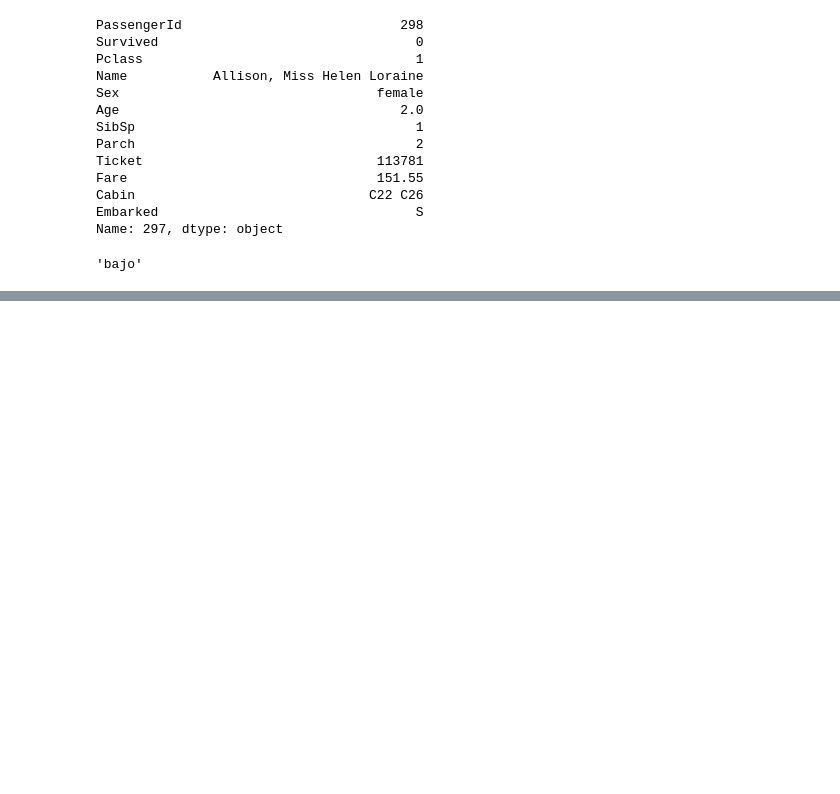
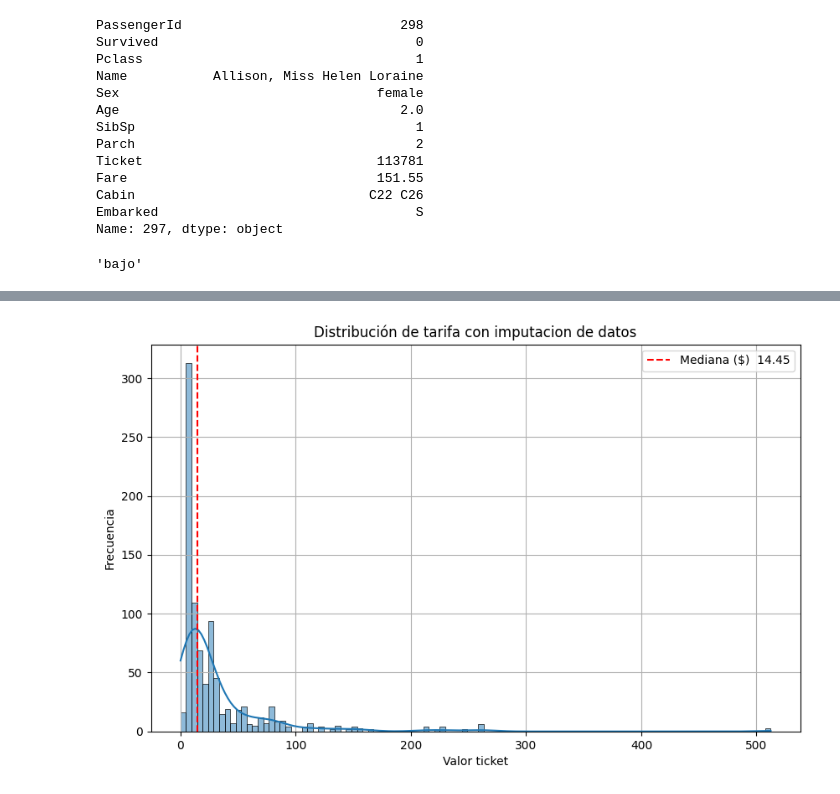
Before and after one commit to dileofrancoj/ws-python, a Jupyter notebook: clase-04.ipynb, the cells around one changed output, grey strips where cells are left out. Drawn from its saved outputs; the diff is of its cells as text; code cells hidden in the pictures; blank space fills up the shorter version.

```diff
--- a/clase-04.ipynb
+++ b/clase-04.ipynb
@@ -381,0 +625,14 @@ df[(df["Age"] <= 15) & (df["Pclass"] == 1)]
+# %%
+fare_median = df['Fare'].median()
+# %%
+plt.figure(figsize=(10,6))
+sns.histplot(data=df['Fare'], kde=True)
+plt.title('Distribución de tarifa con imputacion de datos')
+plt.axvline(fare_median, color='red', linestyle='--', label=f'Mediana ($) {fare_median: .2f}')
+plt.xlabel("Valor ticket")
+plt.ylabel("Frecuencia")
+plt.legend()
+plt.grid()
+plt.show()
+# %% [output]
+[figure, added]
```
Also changed, not shown: parts of 53 cells of this notebook.
